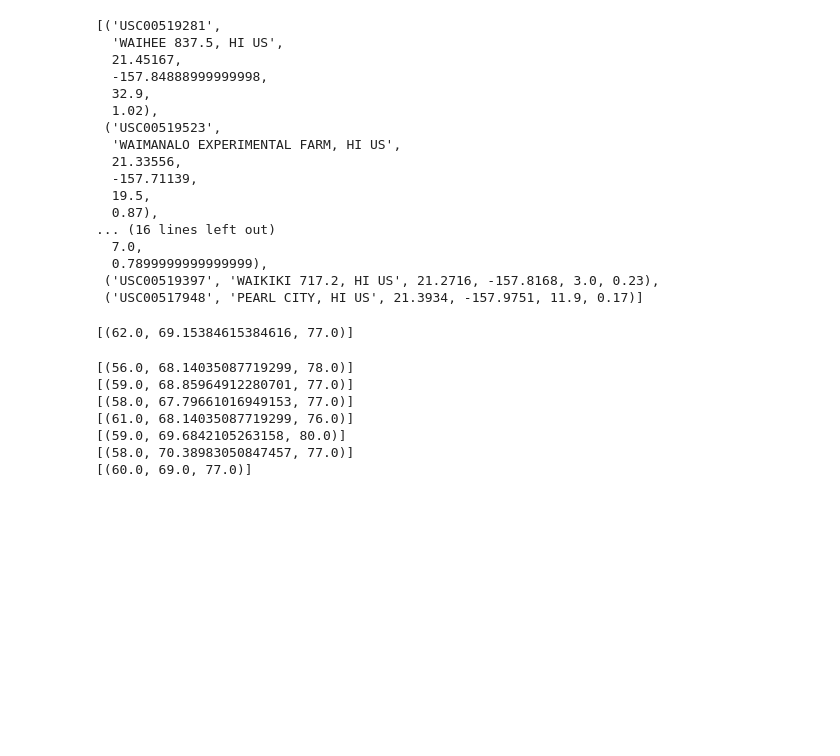
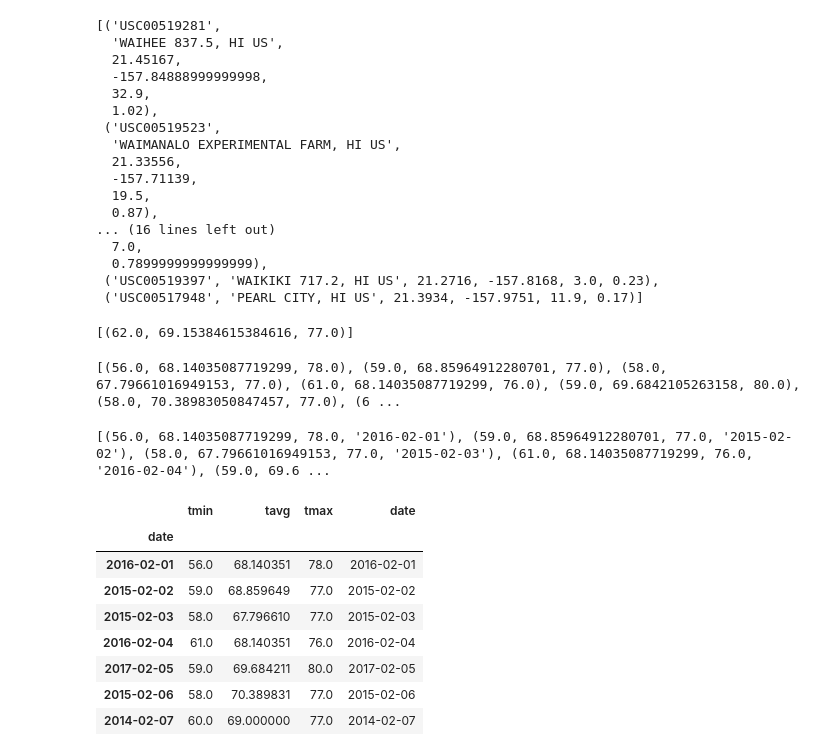
Before and after one commit to savorgnan5/advanced_sql_HW, a Jupyter notebook: HW_SQL_2.ipynb, the cells around one changed output. Saved outputs shown, nothing was run; the diff lists cells and outputs as text; code cells hidden in the pictures; blank space fills up the shorter version.

```diff
--- a/HW_SQL_2.ipynb
+++ b/HW_SQL_2.ipynb
@@ -197,15 +197,38 @@ daily_normals("01-01")
 def daily_normals(date):
     sel = [func.min(Measurement.tobs), func.avg(Measurement.tobs), func.max(Measurement.tobs)]
     return session.query(*sel).filter(func.strftime("%m-%d", Measurement.date) == date).all()
-
+dailynormalslist = []
 normals = ["02-01", "02-02", "02-03", "02-04", "02-05", "02-06","02-07"]
 for date in normals:
-    print(daily_normals(date))
+    dailynormalslist.append(daily_normals(date)[0])
+
+print(dailynormalslist)
 # %% [output]
-[(56.0, 68.14035087719299, 78.0)]
-[(59.0, 68.85964912280701, 77.0)]
-[(58.0, 67.79661016949153, 77.0)]
-[(61.0, 68.14035087719299, 76.0)]
-[(59.0, 69.6842105263158, 80.0)]
-[(58.0, 70.38983050847457, 77.0)]
-[(60.0, 69.0, 77.0)]
+[(56.0, 68.14035087719299, 78.0), (59.0, 68.85964912280701, 77.0), (58.0, 67.79661016949153, 77.0), (61.0, 68.14035087719299, 76.0), (59.0, 69.6842105263158, 80.0), (58.0, 70.38983050847457, 77.0), (6 ...
+# %%
+
+def daily_normals(date):
+    sel = [func.min(Measurement.tobs), func.avg(Measurement.tobs), func.max(Measurement.tobs), Measurement.date]
+    return session.query(*sel).filter(func.strftime("%m-%d", Measurement.date) == date).all()
+dailynormalslist = []
+normals = ["02-01", "02-02", "02-03", "02-04", "02-05", "02-06","02-07"]
+for date in normals:
+    dailynormalslist.append(daily_normals(date)[0])
+
+print(dailynormalslist)
+# %% [output]
+[(56.0, 68.14035087719299, 78.0, '2016-02-01'), (59.0, 68.85964912280701, 77.0, '2015-02-02'), (58.0, 67.79661016949153, 77.0, '2015-02-03'), (61.0, 68.14035087719299, 76.0, '2016-02-04'), (59.0, 69.6 ...
+# %%
+df_normals = pd.DataFrame(dailynormalslist, columns=["tmin", "tavg","tmax","date"])
+df_normals.set_index(df_normals['date'], inplace = True)
+df_normals
+# %% [output]
+|  | tmin | tavg | tmax | date |
+| date |  |  |  |  |
+| 2016-02-01 | 56.0 | 68.140351 | 78.0 | 2016-02-01 |
+| 2015-02-02 | 59.0 | 68.859649 | 77.0 | 2015-02-02 |
+| 2015-02-03 | 58.0 | 67.796610 | 77.0 | 2015-02-03 |
+| 2016-02-04 | 61.0 | 68.140351 | 76.0 | 2016-02-04 |
+| 2017-02-05 | 59.0 | 69.684211 | 80.0 | 2017-02-05 |
+| 2015-02-06 | 58.0 | 70.389831 | 77.0 | 2015-02-06 |
+| 2014-02-07 | 60.0 | 69.000000 | 77.0 | 2014-02-07 |
```
Also changed, not shown: parts of 1 cell of this notebook, 1 other file.
